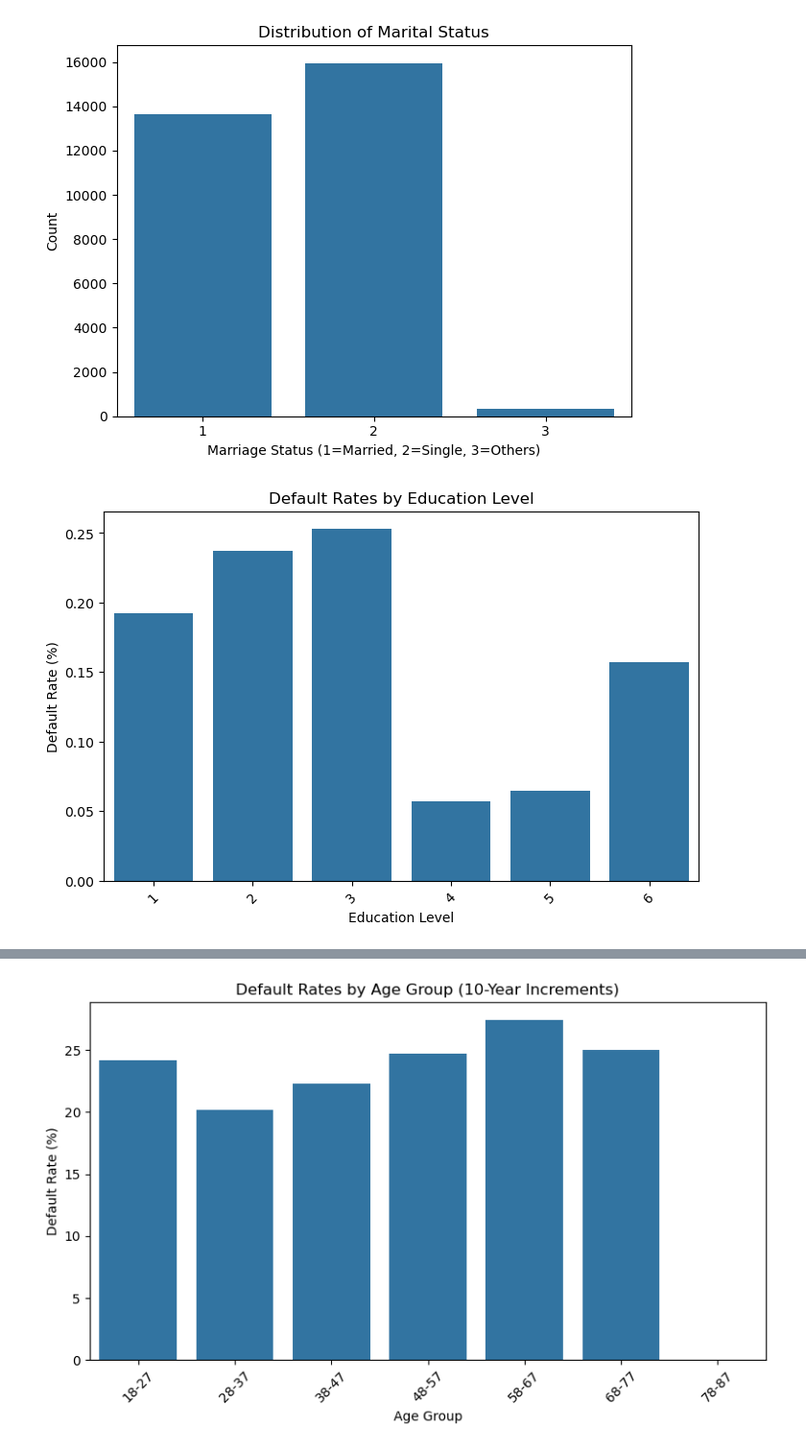
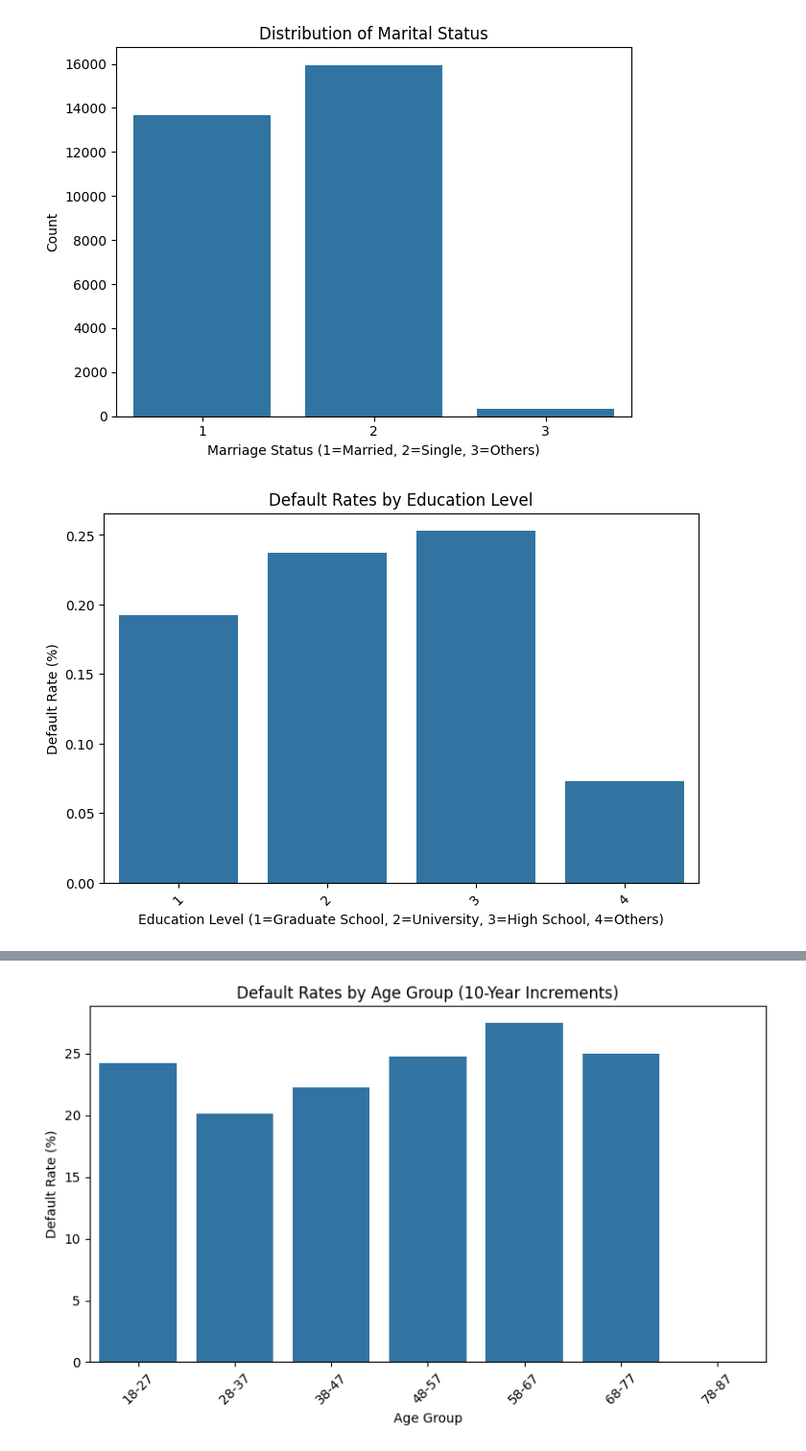
Before and after one commit to ammylin/MATH_789_final_project, a Jupyter notebook: 00_eda.ipynb, the cells around one changed output, grey strips where cells are left out. Shown at 96% size. Cells and saved outputs as stored; diff of their text form; code cells hidden in the pictures.

```diff
--- a/00_eda.ipynb
+++ b/00_eda.ipynb
@@ -225,8 +322,10 @@ plt.show()
 # %%
 # EDUCATION Distribution
-sns.countplot(x='EDUCATION', data=df)
-plt.title('Distribution of Education Level')
-plt.xlabel('Education Level')
-plt.ylabel('Count')
+plt.figure(figsize=(8, 5))
+df["EDUCATION"] = df["EDUCATION"].replace({4: 4, 5: 4, 6: 4})
+sns.countplot(x="EDUCATION", data=df)
+plt.title("Distribution of Education Level")
+plt.xlabel("Education Level (1=Graduate School, 2=University, 3=High School, 4=Others)")
+plt.ylabel("Count")
 # %% [output]
 Text(0, 0.5, 'Count')
@@ -244,16 +343,16 @@ plt.show()
 [figure]
 # %%
 # Default Rate Analysis: Grouping by Education and checking default rates
-default_rate = df.groupby('EDUCATION')['DEFAULT_STATUS'].mean().reset_index()
-default_rate['TARGET'] = default_rate['DEFAULT_STATUS'] * 100  # Percentage
+default_rate = df.groupby("EDUCATION")["DEFAULT_STATUS"].mean().reset_index()
+default_rate["TARGET"] = default_rate["DEFAULT_STATUS"] * 100  # Percentage
 plt.figure(figsize=(8, 5))
-sns.barplot(x='EDUCATION', y='DEFAULT_STATUS', data=default_rate)
-plt.title('Default Rates by Education Level')
-plt.xlabel('Education Level')
-plt.ylabel('Default Rate (%)')
+sns.barplot(x="EDUCATION", y="DEFAULT_STATUS", data=default_rate)
+plt.title("Default Rates by Education Level")
+plt.xlabel("Education Level (1=Graduate School, 2=University, 3=High School, 4=Others)")
+plt.ylabel("Default Rate (%)")
 plt.xticks(rotation=45)
 plt.show()
 # %% [output]
-[figure, old version]
+[figure, new version]
 # %%
 # Default Rate Analysis: Grouping by marriage status and checking default rates
```
Also changed, not shown: parts of 18 cells of this notebook.
